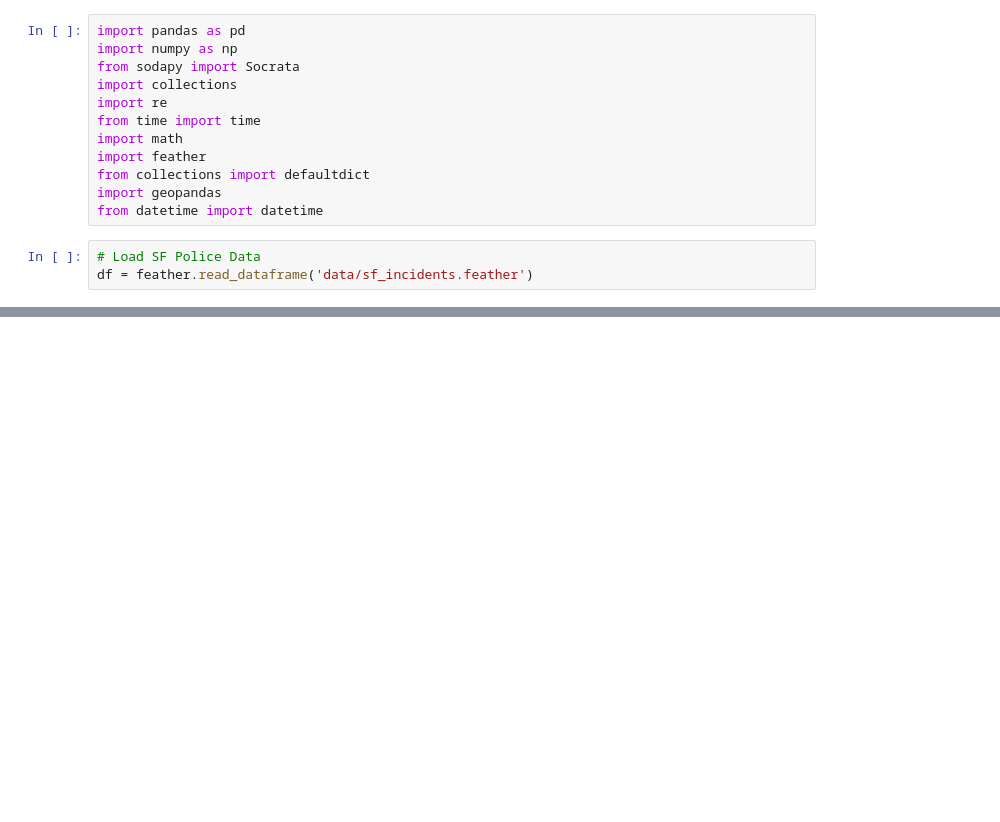
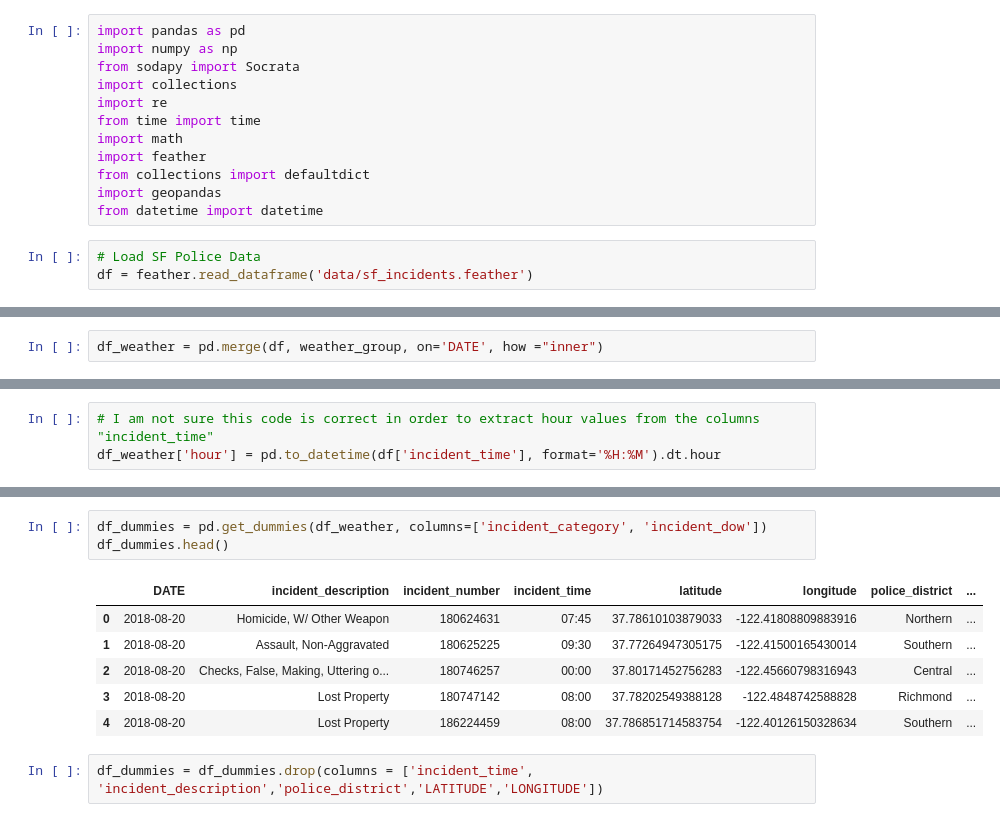
Before and after one commit to johniselin/info254_sfo_police, a Jupyter notebook: dataset_modification.ipynb, the cells around one changed output, grey strips where cells are left out. Saved outputs shown, nothing was run; the diff lists cells and outputs as text; blank space fills up the shorter version.

```diff
--- a/dataset_modification.ipynb
+++ b/dataset_modification.ipynb
@@ -89,0 +113,2 @@ max        38.210200    -121.865500       7.570000    109.000000
+# %%
+df_weather = pd.merge(df, weather_group, on='DATE', how ="inner")
@@ -89,0 +138,3 @@ max        38.210200    -121.865500       7.570000    109.000000
+# %%
+# I am not sure this code is correct in order to extract hour values from the columns "incident_time"
+df_weather['hour'] = pd.to_datetime(df['incident_time'], format='%H:%M').dt.hour
@@ -89,0 +298,12 @@ max        38.210200    -121.865500       7.570000    109.000000
+# %%
+df_dummies = pd.get_dummies(df_weather, columns=['incident_category', 'incident_dow'])
+df_dummies.head()
+# %% [output]
+|  | DATE | incident_description | incident_number | incident_time | latitude | longitude | police_district | ... |
+| 0 | 2018-08-20 | Homicide, W/ Other Weapon | 180624631 | 07:45 | 37.78610103879033 | -122.41808809883916 | Northern | ... |
+| 1 | 2018-08-20 | Assault, Non-Aggravated | 180625225 | 09:30 | 37.77264947305175 | -122.41500165430014 | Southern | ... |
+| 2 | 2018-08-20 | Checks, False, Making, Uttering o... | 180746257 | 00:00 | 37.80171452756283 | -122.45660798316943 | Central | ... |
+| 3 | 2018-08-20 | Lost Property | 180747142 | 08:00 | 37.78202549388128 | -122.4848742588828 | Richmond | ... |
+| 4 | 2018-08-20 | Lost Property | 186224459 | 08:00 | 37.786851714583754 | -122.40126150328634 | Southern | ... |
+# %%
+df_dummies = df_dummies.drop(columns = ['incident_time', 'incident_description','police_district','LATITUDE','LONGITUDE'])
```
Also changed, not shown: parts of 31 cells of this notebook.
